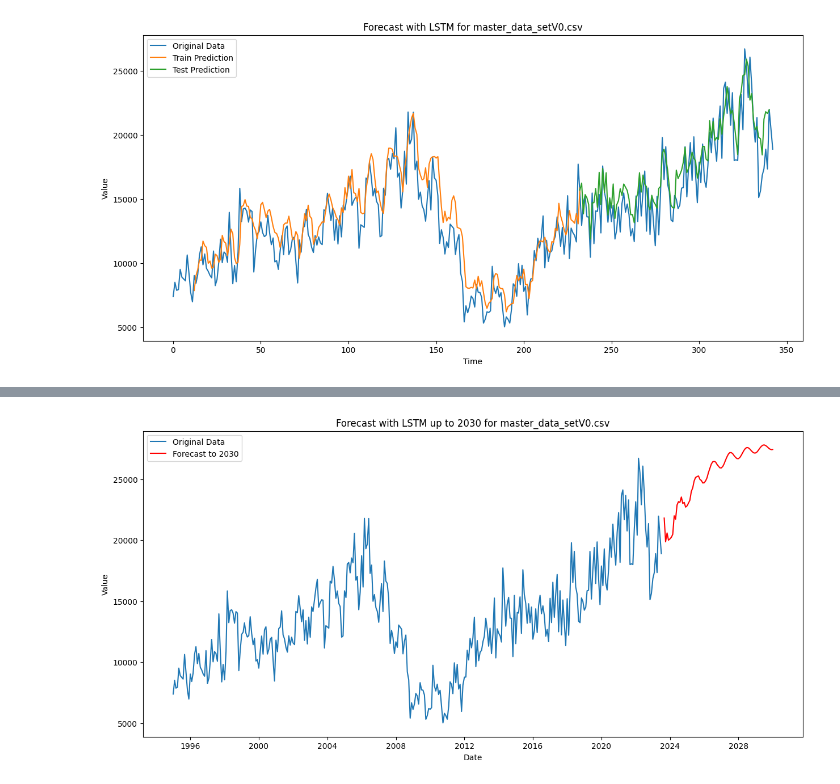
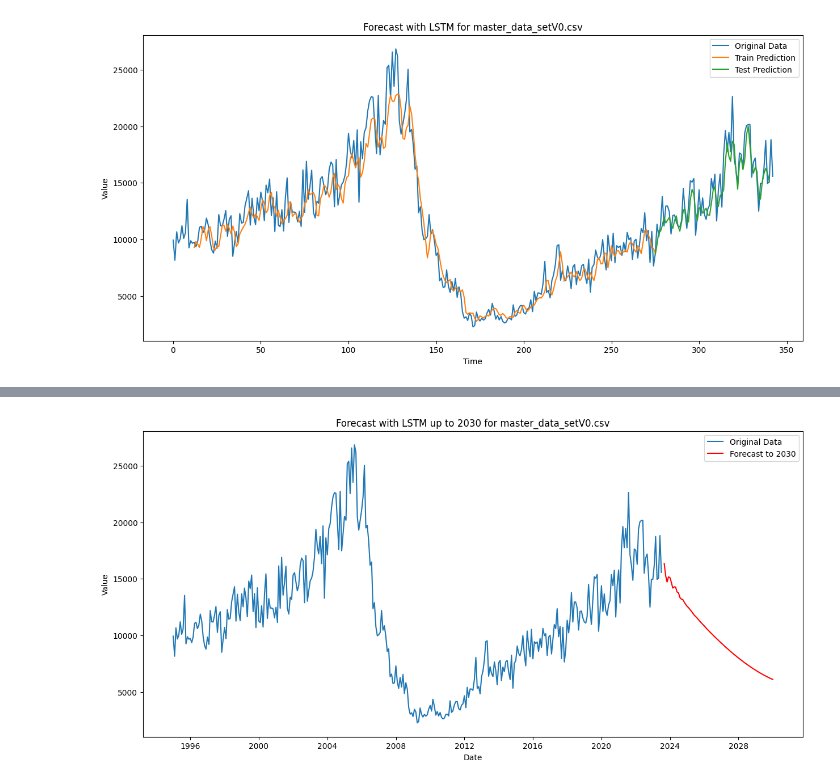
Before and after one commit to JamieHooper-code/Machine-Learning, a Jupyter notebook: Tutoring_ML_Nick/MODEL_CREATION/LSTM MODEL.ipynb, the cells around one changed output, grey strips where cells are left out. Saved outputs shown, nothing was run; the diff lists cells and outputs as text; code cells hidden in the pictures.

```diff
--- a/Tutoring_ML_Nick/MODEL_CREATION/LSTM MODEL.ipynb
+++ b/Tutoring_ML_Nick/MODEL_CREATION/LSTM MODEL.ipynb
@@ -7,6 +7,10 @@ from keras.models import Sequential
 from keras.layers import LSTM, Dense
 import matplotlib.pyplot as plt
 
+prediction_year = 2030
+look_back = 12
+state = 'Florida'
+
 # Load and preprocess data
 dataframe_names = ['master_data_setV0.csv']  # Add your CSV file names here
 
@@ -14,7 +18,7 @@ for file_name in dataframe_names:
     df = pd.read_csv(file_name)
     df['Date'] = pd.to_datetime(df['Date'])
     df.set_index('Date', inplace=True)
-    df = df[df['State'] == 'Texas']  # Filtering by state
+    df = df[df['State'] == state]  # Filtering by state
     df = df.drop(columns=['State', 'Division'])  # Dropping unnecessary columns
 
 #     # Limit the dataset to end in 2019
@@ -36,11 +40,10 @@ for file_name in dataframe_names:
             Y.append(data[i + look_back, 0])
         return np.array(X), np.array(Y)
 
-    look_back = 12
     X, Y = create_dataset(y_scaled, look_back)
 
     # Split into train and test sets
-    train_size = int(len(X) * 0.67)
+    train_size = int(len(X) * 0.80)
     test_size = len(X) - train_size
     trainX, trainY = X[:train_size], Y[:train_size]
     testX, testY = X[train_size:], Y[train_size:]
@@ -108,7 +111,7 @@ for file_name in dataframe_names:
 
     # Forecasting out to 2030
     last_date = df.index[-1]
-    months_to_predict = (2030 - last_date.year) * 12 - last_date.month
+    months_to_predict = (prediction_year - last_date.year) * 12 - last_date.month
 
     # Start with the last `look_back` months from the original dataset
     input_seq = y_scaled[-look_back:]
@@ -140,7 +143,7 @@ for file_name in dataframe_names:
     # Plot baseline, predictions, and future forecasts
     plt.figure(figsize=(15, 7))
     plt.plot(df.index, y, label='Original Data')
-    plt.plot(forecast_series.index, forecast_series.values, label='Forecast to 2030', color='red')
+    plt.plot(forecast_series.index, forecast_series.values, label=f'Forecast to {prediction_year}', color='red')
     plt.title(f'Forecast with LSTM up to 2030 for {file_name}')
     plt.xlabel('Date')
     plt.ylabel('Value')
@@ -167 +170 @@ Test Score: 2252.08 RMSE
-[figure, old version]
+[figure, new version]
@@ -185 +188 @@ Test Score: 2252.08 RMSE
-[figure, old version]
+[figure, new version]
```
Also changed, not shown: parts of 1 cell of this notebook.
